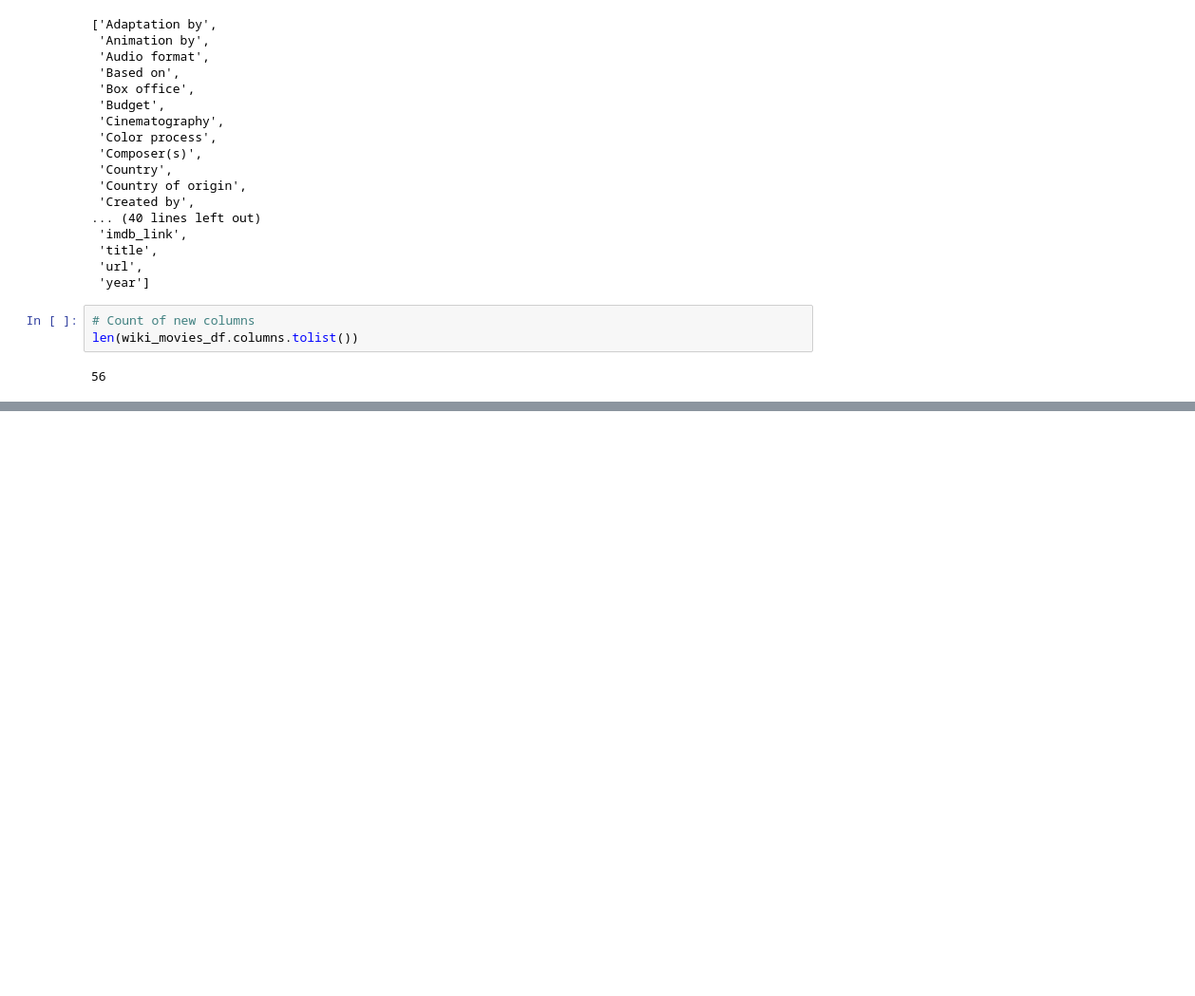
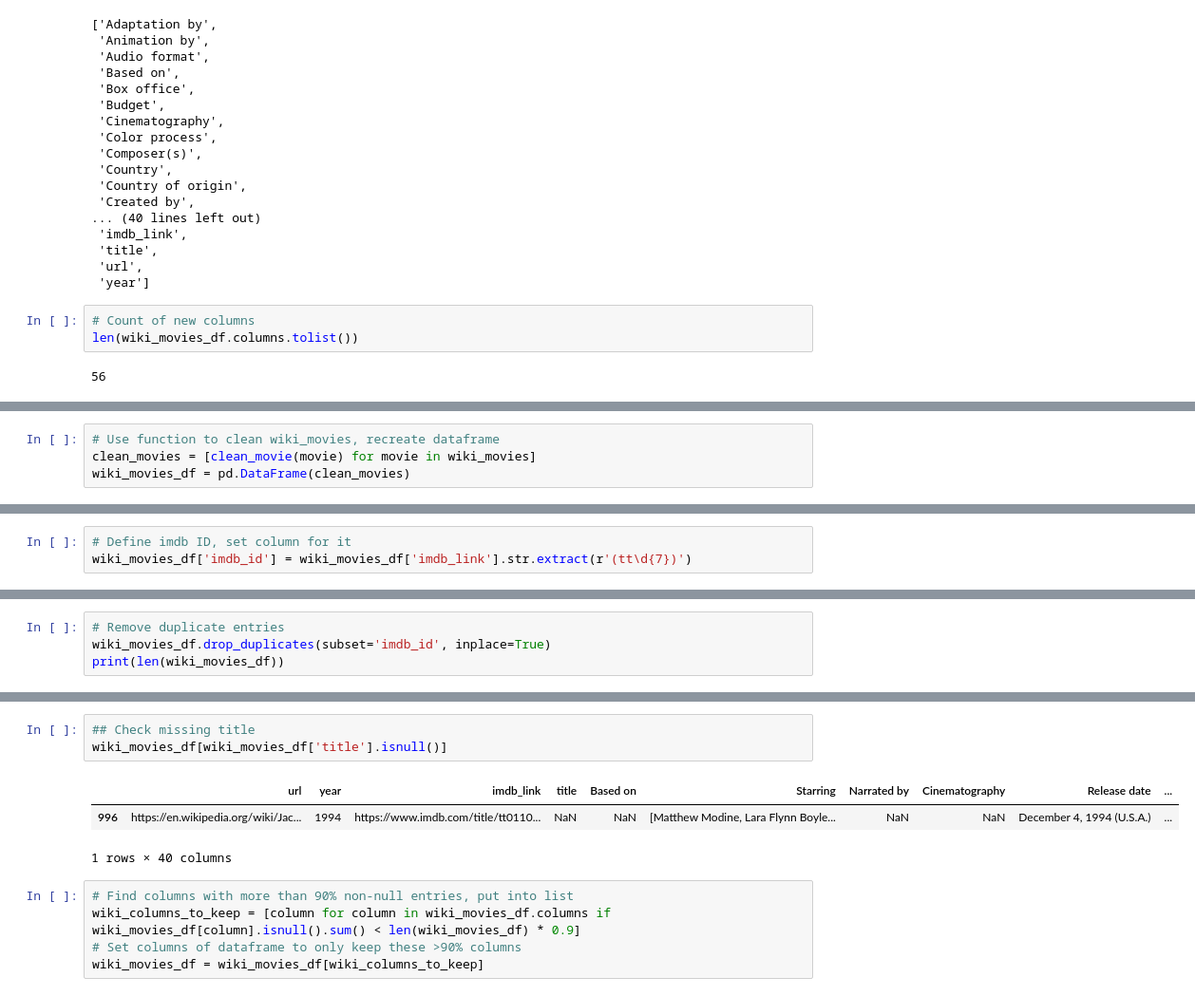
Before and after one commit to Jhackmeyer/Movies-ETL, a Jupyter notebook: movies_hackathon_ETL.ipynb, the cells around one changed output, grey strips where cells are left out. Shown: that part at 95% size. Cells and saved outputs as stored; diff of their text form; blank space fills up the shorter version.

Commit message:
Finishing cleaned wikipedia dataset.

```diff
--- a/movies_hackathon_ETL.ipynb
+++ b/movies_hackathon_ETL.ipynb
@@ -244,0 +279,4 @@ len(wiki_movies_df.columns.tolist())
+# %%
+# Use function to clean wiki_movies, recreate dataframe
+clean_movies = [clean_movie(movie) for movie in wiki_movies]
+wiki_movies_df = pd.DataFrame(clean_movies)
@@ -244,0 +304,3 @@ len(wiki_movies_df.columns.tolist())
+# %%
+# Define imdb ID, set column for it
+wiki_movies_df['imdb_id'] = wiki_movies_df['imdb_link'].str.extract(r'(tt\d{7})')
@@ -244,0 +311,4 @@ len(wiki_movies_df.columns.tolist())
+# %%
+# Remove duplicate entries
+wiki_movies_df.drop_duplicates(subset='imdb_id', inplace=True)
+print(len(wiki_movies_df))
@@ -244,0 +348,12 @@ len(wiki_movies_df.columns.tolist())
+# %%
+## Check missing title
+wiki_movies_df[wiki_movies_df['title'].isnull()]
+# %% [output]
+|  | url | year | imdb_link | title | Based on | Starring | Narrated by | Cinematography | Release date | ... |
+| 996 | https://en.wikipedia.org/wiki/Jac... | 1994 | https://www.imdb.com/title/tt0110... | NaN | NaN | [Matthew Modine, Lara Flynn Boyle... | NaN | NaN | December 4, 1994 (U.S.A.) | ... |
+1 rows × 40 columns
+# %%
+# Find columns with more than 90% non-null entries, put into list
+wiki_columns_to_keep = [column for column in wiki_movies_df.columns if wiki_movies_df[column].isnull().sum() < len(wiki_movies_df) * 0.9]
+# Set columns of dataframe to only keep these >90% columns
+wiki_movies_df = wiki_movies_df[wiki_columns_to_keep]
```
Also changed, not shown: parts of 62 cells of this notebook.
